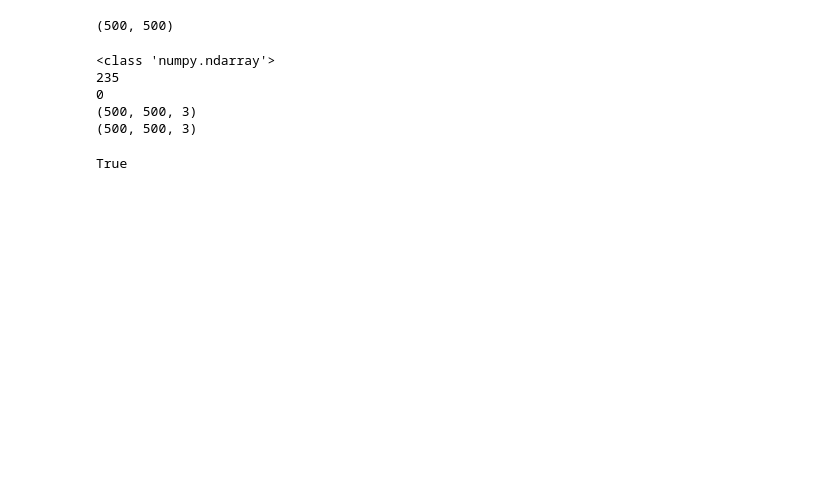
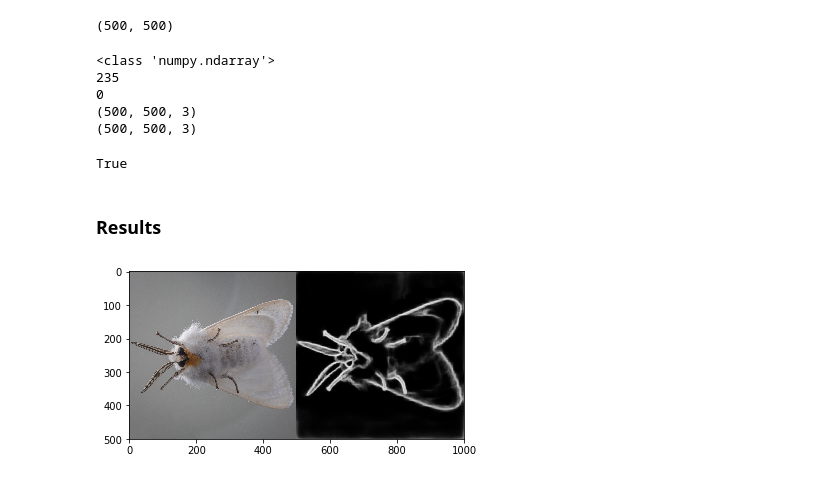
Before and after one commit to geekquad/Pixel-Processing, a Jupyter notebook: EdgeDetection/Holistically-Nested Edge Detection/Edge_detection.ipynb, the cells around one changed output. Cells and saved outputs as stored; diff of their text form; code cells hidden in the pictures; blank space fills up the shorter version.

```diff
--- a/EdgeDetection/Holistically-Nested Edge Detection/Edge_detection.ipynb
+++ b/EdgeDetection/Holistically-Nested Edge Detection/Edge_detection.ipynb
@@ -75,3 +85,14 @@ cv.imwrite('out.jpg',con)
 (500, 500, 3)
 (500, 500, 3)
 True
+# %% [markdown]
+### Results
+# %%
+# Output
+
+pil_im = Image.open("out.jpg")
+im_array = np.asarray(pil_im)
+plt.imshow(im_array)
+plt.show()
+# %% [output]
+[figure, added]
```
Also changed, not shown: parts of 2 cells of this notebook.
